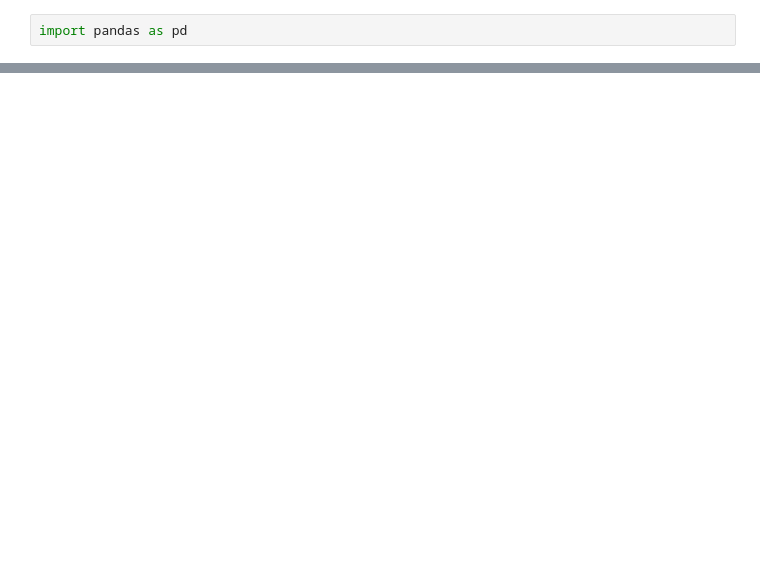
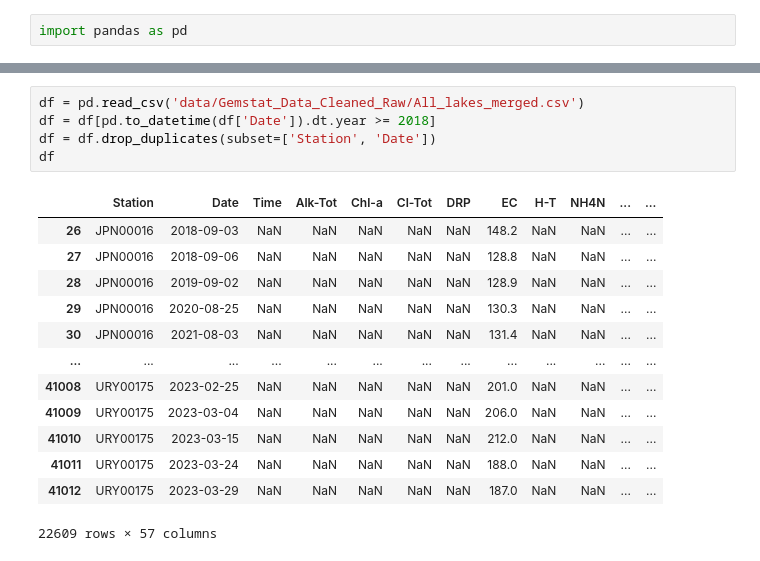
Before and after one commit to KavyaSoni123/WaterQualityAnalysis, a Jupyter notebook: test.ipynb, the cells around one changed output, grey strips where cells are left out. Drawn from its saved outputs; the diff is of its cells as text; blank space fills up the shorter version.

```diff
--- a/test.ipynb
+++ b/test.ipynb
@@ -56,0 +74,19 @@ df
+# %%
+df = pd.read_csv('data/Gemstat_Data_Cleaned_Raw/All_lakes_merged.csv')
+df = df[pd.to_datetime(df['Date']).dt.year >= 2018]
+df = df.drop_duplicates(subset=['Station', 'Date'])
+df
+# %% [output]
+|  | Station | Date | Time | Alk-Tot | Chl-a | Cl-Tot | DRP | EC | H-T | NH4N | ... | ... |
+| 26 | JPN00016 | 2018-09-03 | NaN | NaN | NaN | NaN | NaN | 148.2 | NaN | NaN | ... | ... |
+| 27 | JPN00016 | 2018-09-06 | NaN | NaN | NaN | NaN | NaN | 128.8 | NaN | NaN | ... | ... |
+| 28 | JPN00016 | 2019-09-02 | NaN | NaN | NaN | NaN | NaN | 128.9 | NaN | NaN | ... | ... |
+| 29 | JPN00016 | 2020-08-25 | NaN | NaN | NaN | NaN | NaN | 130.3 | NaN | NaN | ... | ... |
+| 30 | JPN00016 | 2021-08-03 | NaN | NaN | NaN | NaN | NaN | 131.4 | NaN | NaN | ... | ... |
+| ... | ... | ... | ... | ... | ... | ... | ... | ... | ... | ... | ... | ... |
+| 41008 | URY00175 | 2023-02-25 | NaN | NaN | NaN | NaN | NaN | 201.0 | NaN | NaN | ... | ... |
+| 41009 | URY00175 | 2023-03-04 | NaN | NaN | NaN | NaN | NaN | 206.0 | NaN | NaN | ... | ... |
+| 41010 | URY00175 | 2023-03-15 | NaN | NaN | NaN | NaN | NaN | 212.0 | NaN | NaN | ... | ... |
+| 41011 | URY00175 | 2023-03-24 | NaN | NaN | NaN | NaN | NaN | 188.0 | NaN | NaN | ... | ... |
+| 41012 | URY00175 | 2023-03-29 | NaN | NaN | NaN | NaN | NaN | 187.0 | NaN | NaN | ... | ... |
+22609 rows × 57 columns
```
Also changed, not shown: parts of 15 cells of this notebook, 4 other files.
